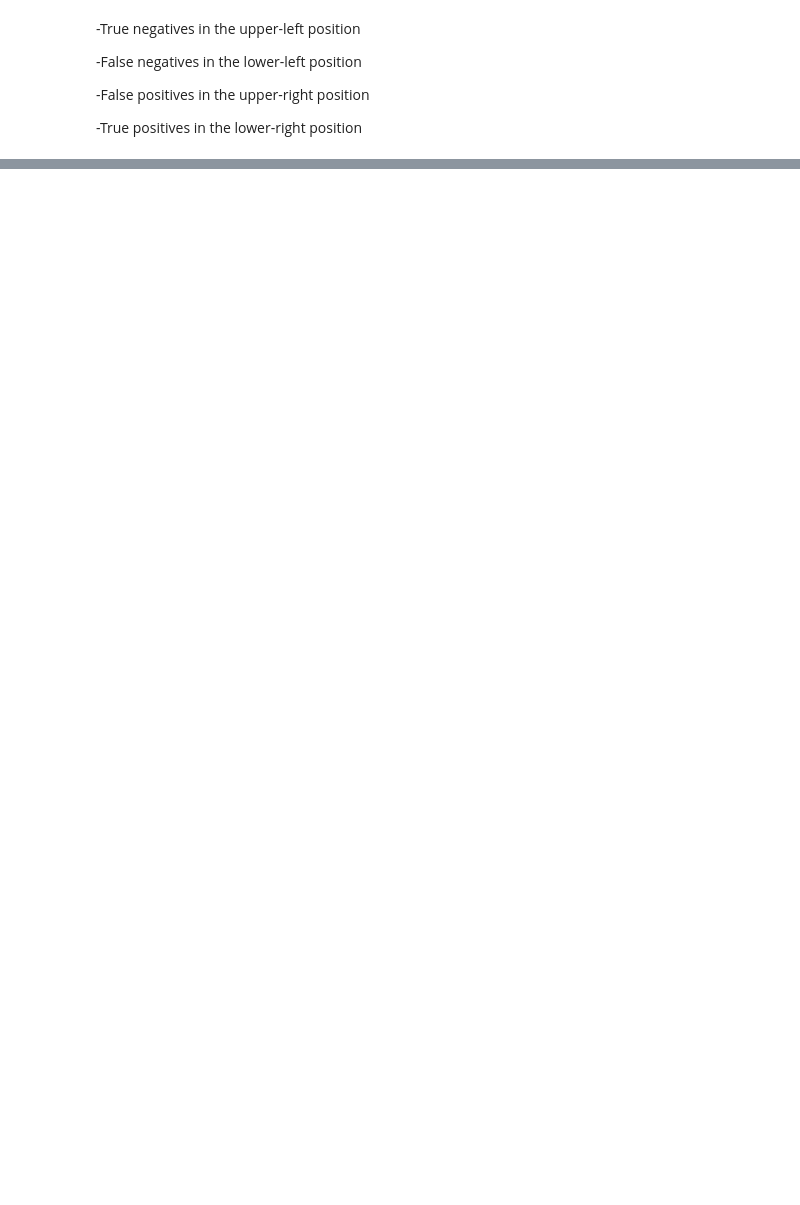
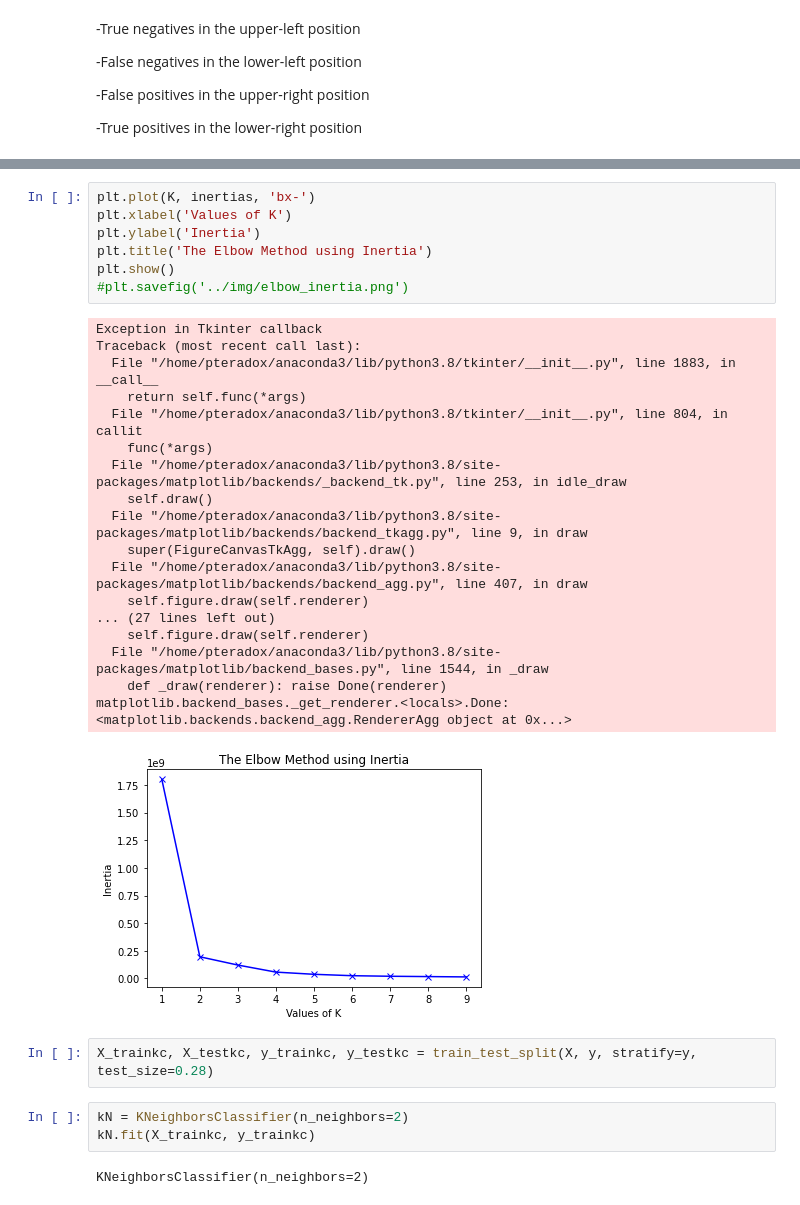
Before and after one commit to TaraBlackburn/neural-netting, a Jupyter notebook: src/ML_on_neuron.ipynb, the cells around one changed output, grey strips where cells are left out. Cells and saved outputs as stored; diff of their text form; blank space fills up the shorter version.

```diff
--- a/src/ML_on_neuron.ipynb
+++ b/src/ML_on_neuron.ipynb
@@ -316,0 +386,33 @@ weighted avg       0.35      0.59      0.44      2531
+# %%
+plt.plot(K, inertias, 'bx-')
+plt.xlabel('Values of K')
+plt.ylabel('Inertia')
+plt.title('The Elbow Method using Inertia')
+plt.show()
+#plt.savefig('../img/elbow_inertia.png')
+# %% [output]
+Exception in Tkinter callback
+Traceback (most recent call last):
+  File "/home/pteradox/anaconda3/lib/python3.8/tkinter/__init__.py", line 1883, in __call__
+    return self.func(*args)
+  File "/home/pteradox/anaconda3/lib/python3.8/tkinter/__init__.py", line 804, in callit
+    func(*args)
+  File "/home/pteradox/anaconda3/lib/python3.8/site-packages/matplotlib/backends/_backend_tk.py", line 253, in idle_draw
+    self.draw()
+  File "/home/pteradox/anaconda3/lib/python3.8/site-packages/matplotlib/backends/backend_tkagg.py", line 9, in draw
+    super(FigureCanvasTkAgg, self).draw()
+  File "/home/pteradox/anaconda3/lib/python3.8/site-packages/matplotlib/backends/backend_agg.py", line 407, in draw
+    self.figure.draw(self.renderer)
+... (27 lines left out)
+    self.figure.draw(self.renderer)
+  File "/home/pteradox/anaconda3/lib/python3.8/site-packages/matplotlib/backend_bases.py", line 1544, in _draw
+    def _draw(renderer): raise Done(renderer)
+matplotlib.backend_bases._get_renderer.<locals>.Done: <matplotlib.backends.backend_agg.RendererAgg object at 0x...>
+[figure, added]
+# %%
+X_trainkc, X_testkc, y_trainkc, y_testkc = train_test_split(X, y, stratify=y, test_size=0.28)
+# %%
+kN = KNeighborsClassifier(n_neighbors=2)
+kN.fit(X_trainkc, y_trainkc)
+# %% [output]
+KNeighborsClassifier(n_neighbors=2)
```
Also changed, not shown: parts of 31 cells of this notebook, 3 other files.
